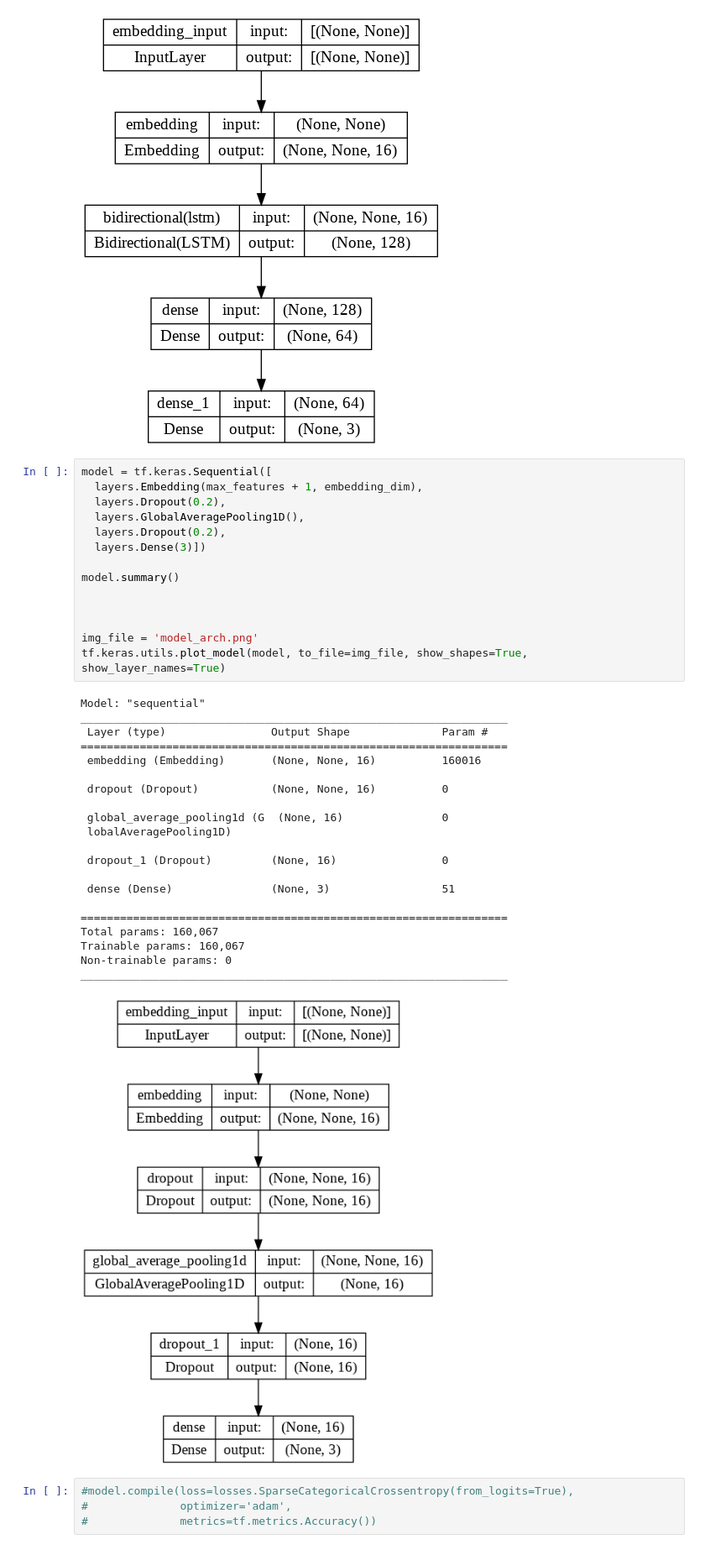
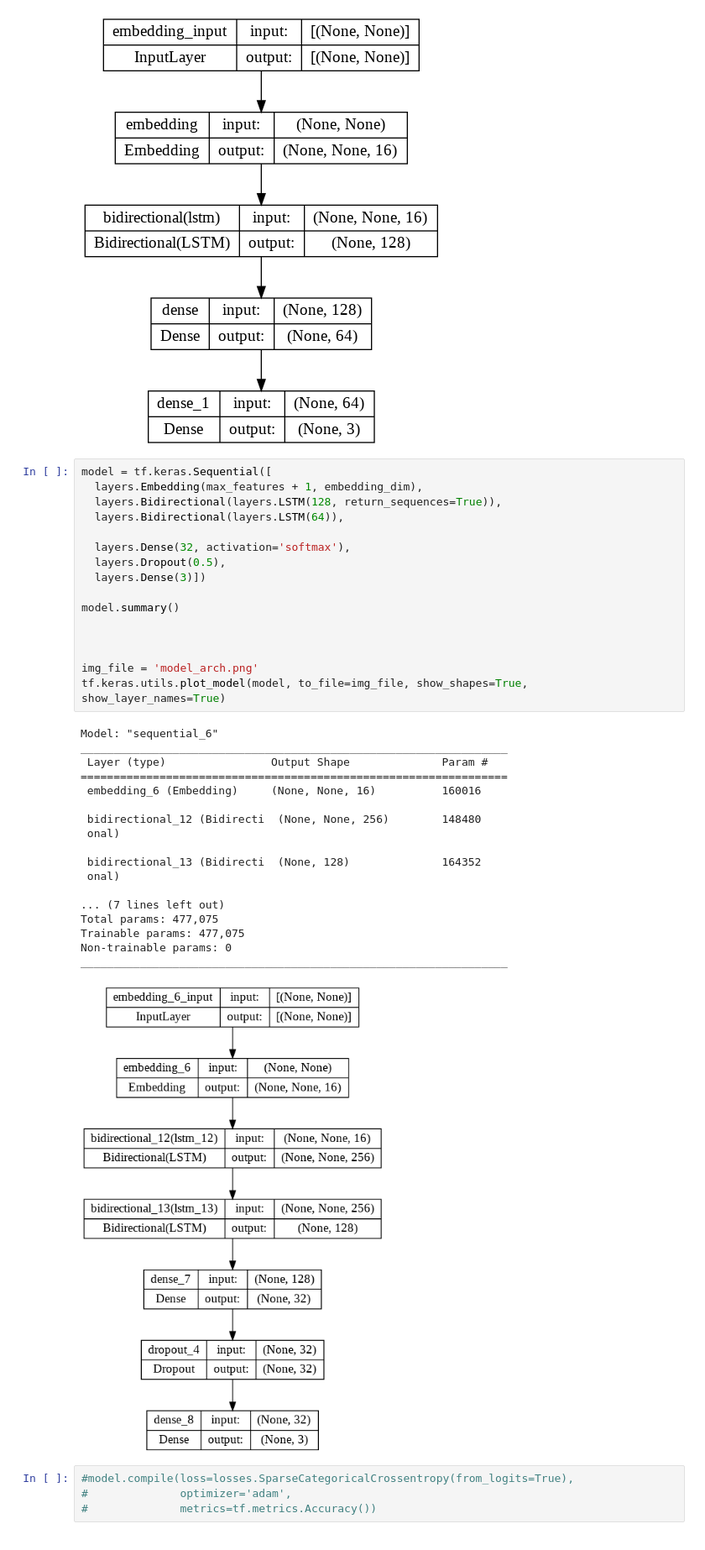
Before and after one commit to 3ndung/NLP_CLASSIFICATION_LSTM_SIMPLE, a Jupyter notebook: LSTM_FOR_MULTICLASIFICATION_NLP_NLTK_TYO.ipynb, the cells around one changed output. Shown at 84% size. Cells and saved outputs as stored; diff of their text form.

```diff
--- a/LSTM_FOR_MULTICLASIFICATION_NLP_NLTK_TYO.ipynb
+++ b/LSTM_FOR_MULTICLASIFICATION_NLP_NLTK_TYO.ipynb
@@ -236,39 +236,38 @@ _________________________________________________________________
 # %%
 model = tf.keras.Sequential([
   layers.Embedding(max_features + 1, embedding_dim),
-  layers.Dropout(0.2),
-  layers.GlobalAveragePooling1D(),
-  layers.Dropout(0.2),
+  layers.Bidirectional(layers.LSTM(128, return_sequences=True)),
+  layers.Bidirectional(layers.LSTM(64)),
+
+  layers.Dense(32, activation='softmax'),
+  layers.Dropout(0.5),
   layers.Dense(3)])
 
 model.summary()
 
 
 
 img_file = 'model_arch.png'
 tf.keras.utils.plot_model(model, to_file=img_file, show_shapes=True, show_layer_names=True)
 # %% [output]
-Model: "sequential"
+Model: "sequential_6"
 _________________________________________________________________
  Layer (type)                Output Shape              Param #
 =================================================================
- embedding (Embedding)       (None, None, 16)          160016
+ embedding_6 (Embedding)     (None, None, 16)          160016
 
- dropout (Dropout)           (None, None, 16)          0
+ bidirectional_12 (Bidirecti  (None, None, 256)        148480
+ onal)
 
- global_average_pooling1d (G  (None, 16)               0
- lobalAveragePooling1D)
+ bidirectional_13 (Bidirecti  (None, 128)              164352
+ onal)
 
- dropout_1 (Dropout)         (None, 16)                0
-
- dense (Dense)               (None, 3)                 51
-
-=================================================================
-Total params: 160,067
-Trainable params: 160,067
+... (7 lines left out)
+Total params: 477,075
+Trainable params: 477,075
 Non-trainable params: 0
 _________________________________________________________________
-[figure, old version]
+[figure, new version]
 # %%
 #model.compile(loss=losses.SparseCategoricalCrossentropy(from_logits=True),
 #              optimizer='adam',
```
Also changed, not shown: parts of 10 cells of this notebook.
